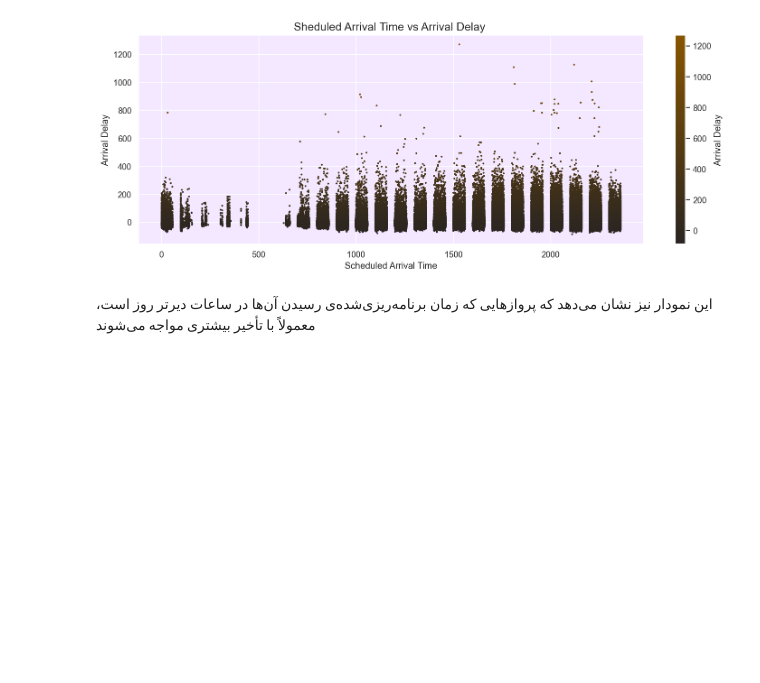
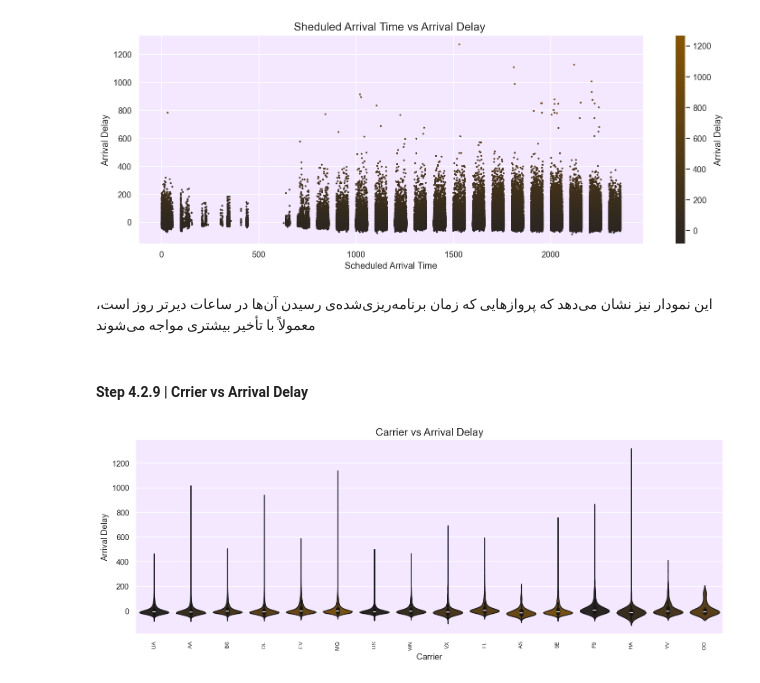
Before and after one commit to ar3haa/EDA-Preprocessing-For-Flights-Data, a Jupyter notebook: data_analysis_for _flights_data.ipynb, the cells around one changed output. Cells and saved outputs as stored; diff of their text form; code cells hidden in the pictures; blank space fills up the shorter version.

Commit message:
EDA (Bivariate Analysis step 4.2.9 - 4.2.16)

```diff
--- a/data_analysis_for _flights_data.ipynb
+++ b/data_analysis_for _flights_data.ipynb
@@ -406,3 +406,9 @@ plot_scatter(df['sched_arr_time'], df['arr_delay'], 'Sheduled Arrival Time vs Ar
 [figure]
 # %% [markdown]
 این نمودار نیز نشان می‌دهد که پروازهایی که زمان برنامه‌ریزی‌شده‌ی رسیدن آن‌ها در ساعات دیرتر روز است، معمولاً با تأخیر بیشتری مواجه می‌شوند
+# %% [markdown]
+#### Step 4.2.9 | Crrier vs Arrival Delay
+# %%
+plot_violin(df['carrier'], df['arr_delay'], 'Carrier vs Arrival Delay' , 'Carrier' , 'Arrival Delay')
+# %% [output]
+[figure, added]
```
Also changed, not shown: parts of 14 cells of this notebook.
